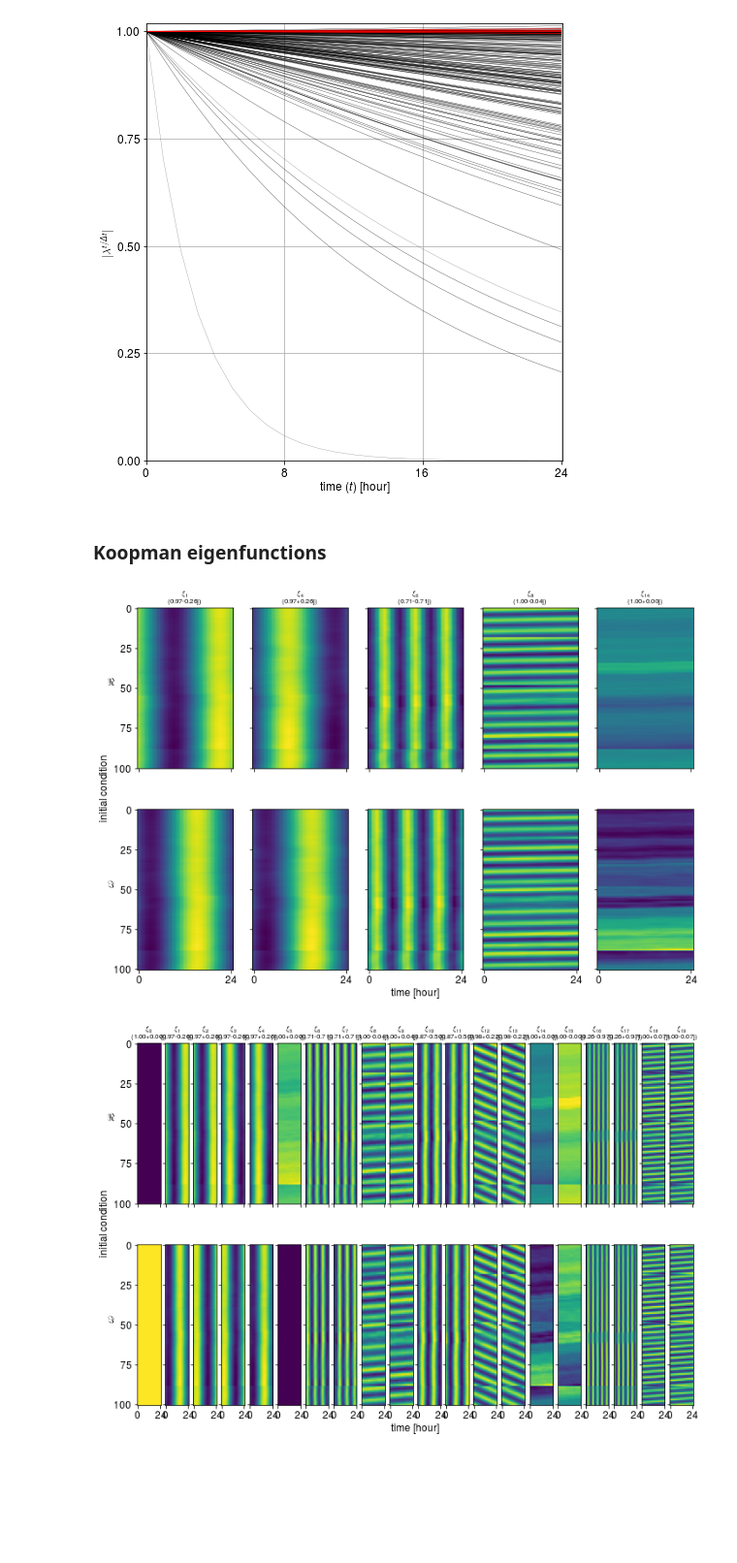
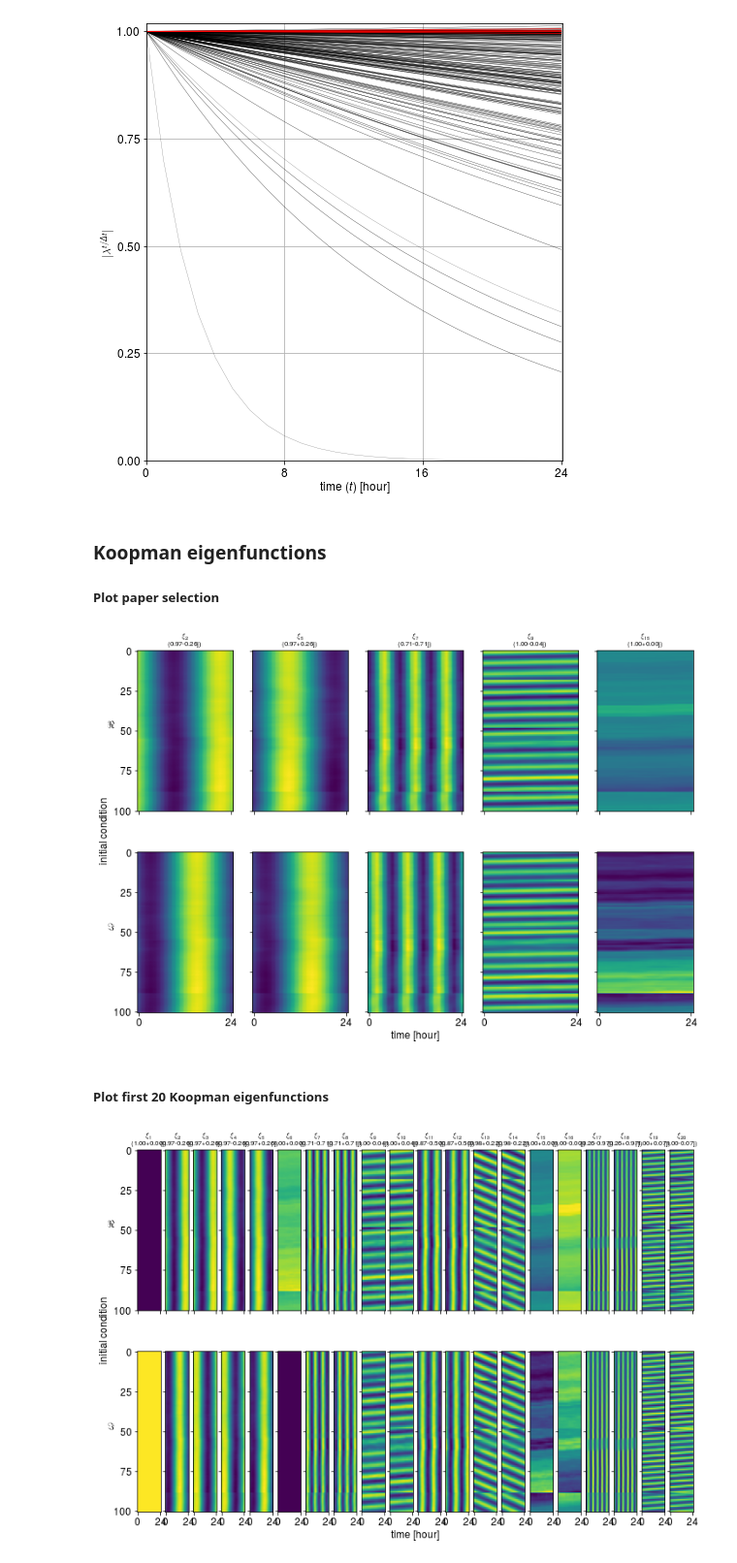
Before and after one commit to datafold-dev/paper_modeling_melburnians, a Jupyter notebook: notebook.ipynb, the cells around one changed output. Shown at 97% size. Cells and saved outputs as stored; diff of their text form; code cells hidden in the pictures; blank space fills up the shorter version.

```diff
--- a/notebook.ipynb
+++ b/notebook.ipynb
@@ -279,20 +289,22 @@ Largest Koopman eigenvalue 1.0005339100598134
 [figure]
 # %% [markdown]
 ### Koopman eigenfunctions
+##### Plot paper selection
 # %%
-selection = np.arange(20)
-
-helper.plot_paper_koop_eigfunc(
+main.plot_paper_koop_eigfunc(
     edmd=edmd,
     selection=paper_selection,
     X_eigfunc_test=X_eigfunc_test,
 )
-
-helper.plot_paper_koop_eigfunc(
-    edmd=edmd,
-    selection=selection,
-    X_eigfunc_test=X_eigfunc_test,
-)
 # %% [output]
 [figure]
-[figure, removed]
+# %% [markdown]
+##### Plot first 20 Koopman eigenfunctions
+# %%
+main.plot_paper_koop_eigfunc(
+    edmd=edmd,
+    selection=np.arange(20),
+    X_eigfunc_test=X_eigfunc_test,
+)
+# %% [output]
+[figure, added]
```
Also changed, not shown: parts of 27 cells of this notebook, 2 other files.
